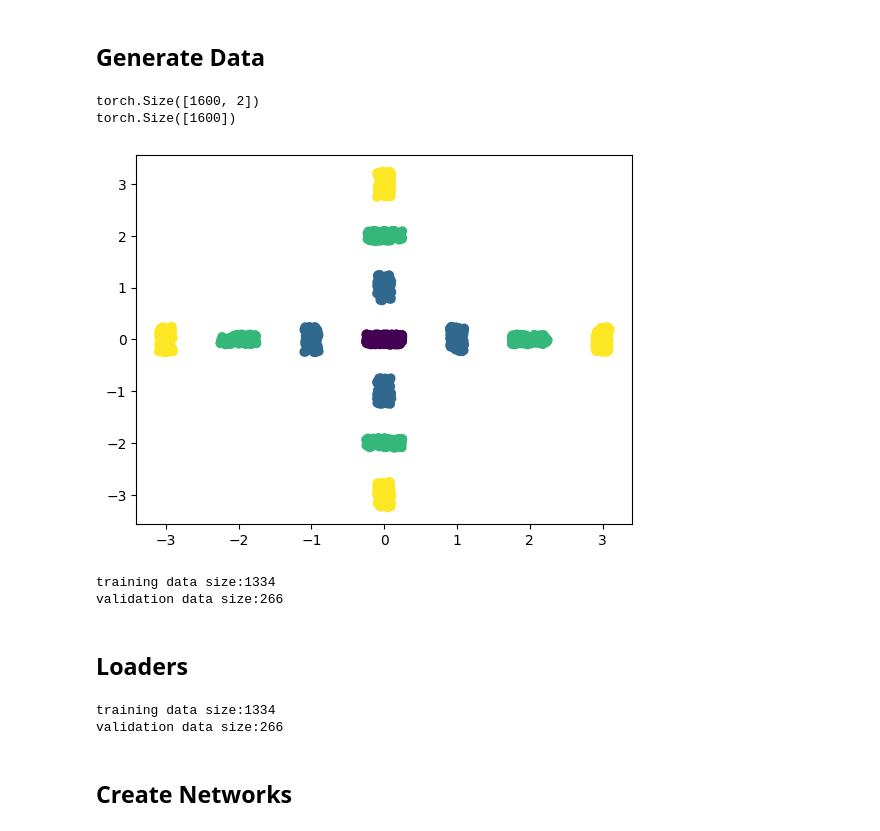
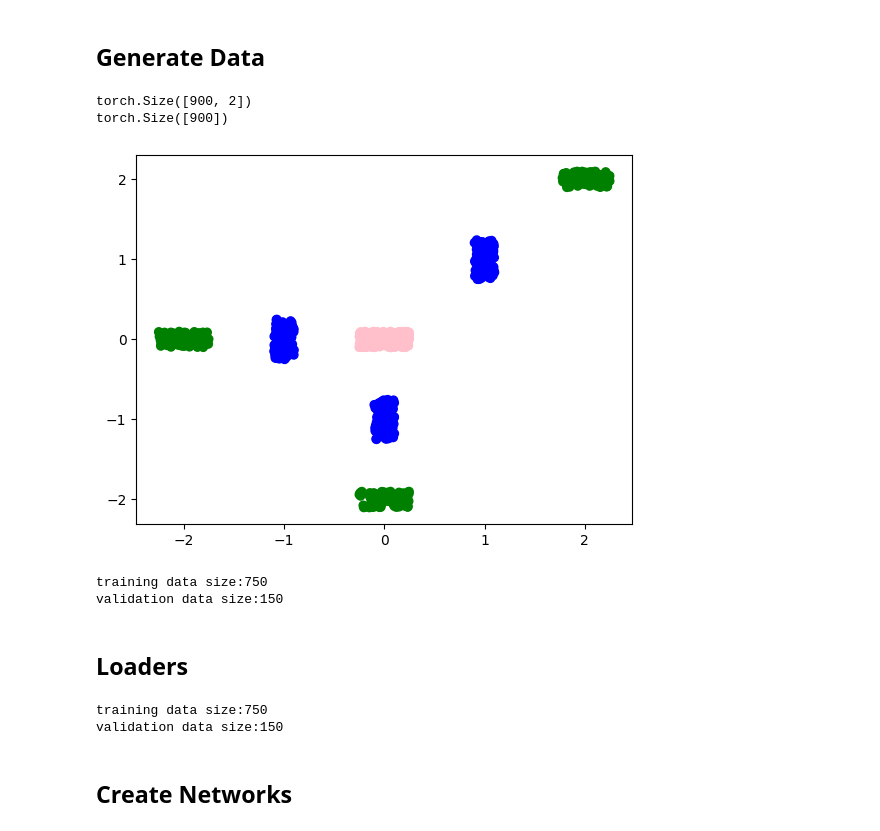
Before and after one commit to CSLukeW/image-distribution-research, a Jupyter notebook: decision_boundaries.ipynb, the cells around one changed output. Cells and saved outputs as stored; diff of their text form; code cells hidden in the pictures.

```diff
--- a/decision_boundaries.ipynb
+++ b/decision_boundaries.ipynb
@@ -16,6 +16,7 @@ from src.cifar.models import *
 from src.util import split_train_val, test, train, save_model
 
 import matplotlib.pyplot as plt
+import matplotlib
 
 import os
 
@@ -32,7 +33,7 @@ n_epochs = 5
 learning_rate = 1e-2
 seed = 100
 input_dim = 2
-out_dim = 4
+out_dim = 3 # 4
 num_hidden_layers = 2
 layer_size = 10
 momentum = 0.9
@@ -41,56 +42,63 @@ weight_decay_lam = 0.0001
 fc_model_params = [(1,10), (2,10), (3,10), (4,10)]
 
 complex_models = []
+
+PLOT_DIR = "TOY4"
 # %% [output]
 cuda
 # %% [markdown]
 ## Generate Data
 # %%
-centers = [(1,0), (0,-1), (-1,0), (0,1)]
+# centers = [(1,1), (-1,-1), (-1,1), (1,-1)]
+# centers = [(1,0), (0,-1), (-1,0), (0,1)]
+# centers = [(0,0)]*4
+centers = [(1,1), (0,-1), (-1,0)]
 data = torch.FloatTensor()
 labels = torch.FloatTensor()
 for i in range(out_dim):
     for center in centers:
         x_c = center[0]*i
         y_c = center[1]*i
 
         if i % 2 == 0:
             x_offset = 0.25
             y_offset = 0.1
         else:
             x_offset = 0.1
             y_offset = 0.25
 
         """if x_c < 0:
             x_offset *= -1
         if y_c < 0:
             y_offset *= -1"""
 
         x = torch.FloatTensor(100).uniform_(x_c-x_offset,x_c+x_offset)
         y = torch.FloatTensor(100).uniform_(y_c-y_offset,y_c+y_offset)
         new_labels = torch.FloatTensor(100).fill_(i)
         points = torch.stack([x,y], axis=1)
 
         data = torch.cat([data, points])
         labels = torch.cat([labels, new_labels])
 
 print(data.shape)
 print(labels.shape)
 
-plt.scatter([x[0] for x in data], [x[1] for x in data], c=[x for x in labels])
-plt.savefig("plots/TOY/distribution.png")
+colors = ["pink", "blue", "green"] # , "yellow"]
+
+plt.scatter([x[0] for x in data], [x[1] for x in data], c=[x for x in labels], cmap=matplotlib.colors.ListedColormap(colors))
+plt.savefig("plots/" + PLOT_DIR + "/distribution.png")
 # %% [output]
-torch.Size([1600, 2])
-torch.Size([1600])
+torch.Size([900, 2])
+torch.Size([900])
-[figure, old version]
+[figure, new version]
 # %%
 train_dataset = torch.utils.data.TensorDataset(data, labels)
 train_dataset, val_dataset = split_train_val(train_dataset, valid_ratio=1/6)
 print('training data size:{}'.format(len(train_dataset)))
 print('validation data size:{}'.format(len(val_dataset)))
 # %% [output]
-training data size:1334
-validation data size:266
+training data size:750
+validation data size:150
 # %% [markdown]
 ## Loaders
 # %%
@@ -104,8 +112,8 @@ print('training data size:{}'.format(len(train_loader.dataset)))
 print('validation data size:{}'.format(len(val_loader.dataset)))
 #print('test data size:{}'.format(len(test_loader.dataset)))
 # %% [output]
-training data size:1334
-validation data size:266
+training data size:750
+validation data size:150
 # %% [markdown]
 ## Create Networks
 # %%
```
Also changed, not shown: parts of 5 cells of this notebook, 46 other files.
